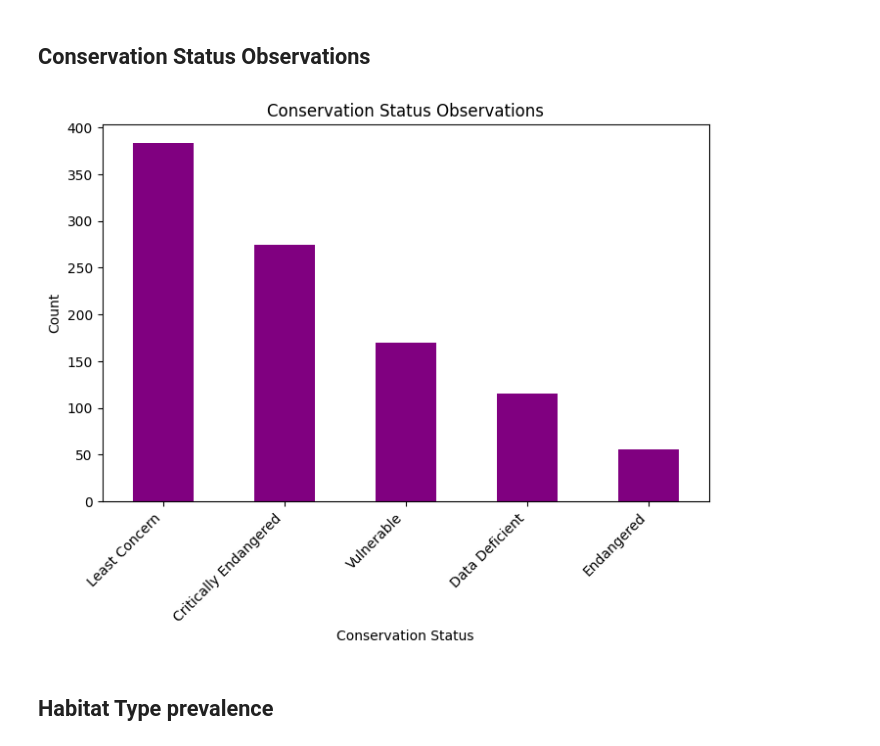
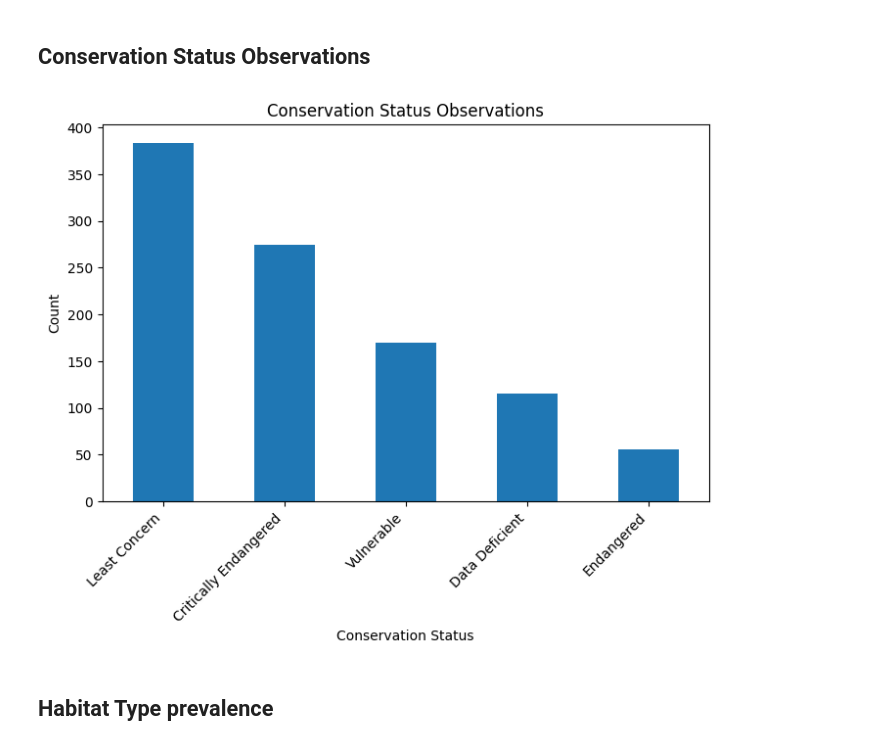
Before and after one commit to OmarEladl/Crocodile-Species-EDA, a Jupyter notebook: Crocodile Species EDA.ipynb, the cells around one changed output. Cells and saved outputs as stored; diff of their text form; code cells hidden in the pictures.

```diff
--- a/Crocodile Species EDA.ipynb
+++ b/Crocodile Species EDA.ipynb
@@ -299,13 +306,13 @@ fig.show()
 # %%
 plt.figure(figsize=(8, 5))
 stat_count = df['Conservation Status'].value_counts()
-stat_count.plot(kind='bar', color='purple')
+stat_count.plot(kind='bar')
 plt.title('Conservation Status Observations')
 plt.ylabel('Count')
 plt.xticks(rotation=45, ha='right')
 plt.show()
 # %% [output]
-[figure, old version]
+[figure, new version]
 # %% [markdown]
 ## Habitat Type prevalence
 # %%
```
Also changed, not shown: parts of 23 cells of this notebook.
